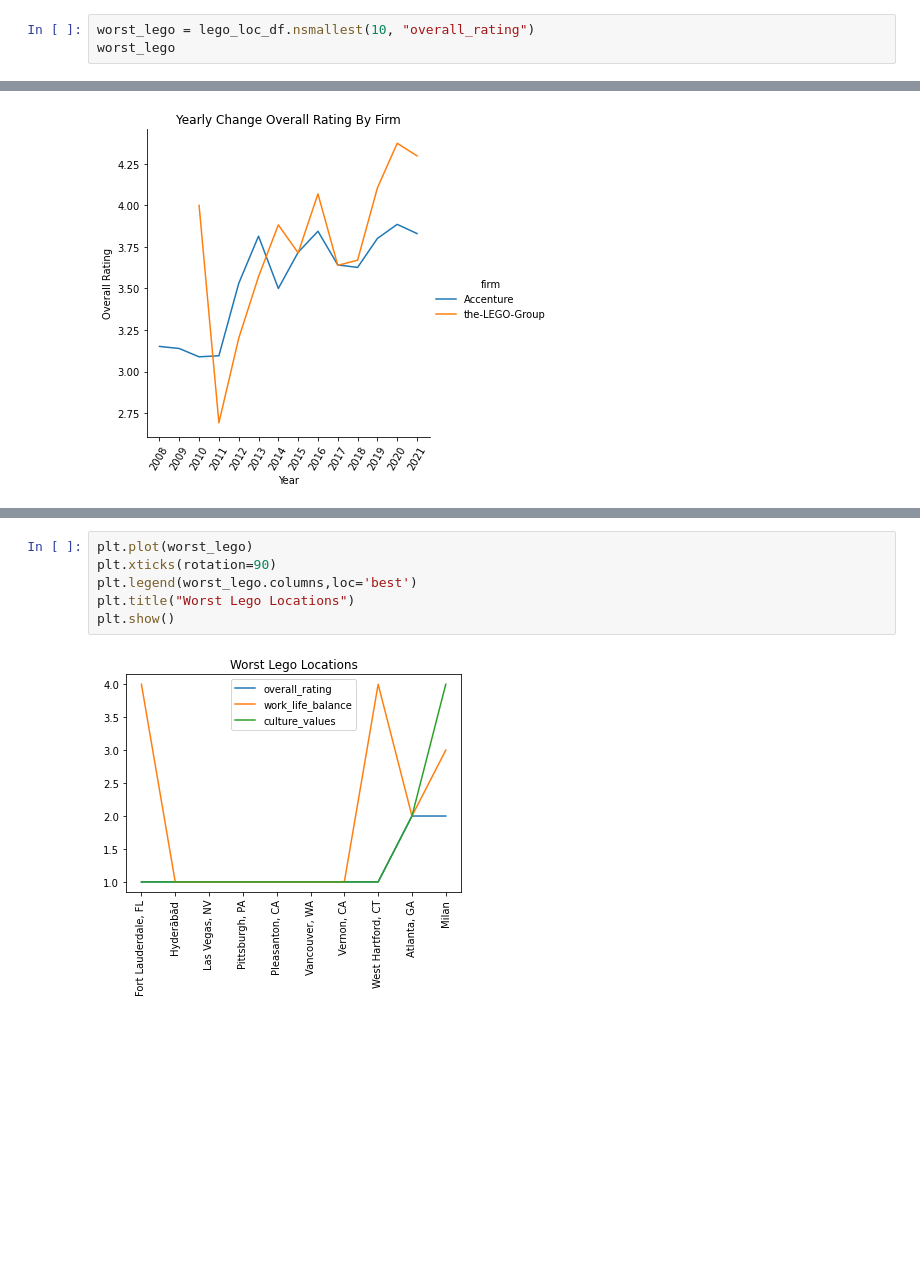
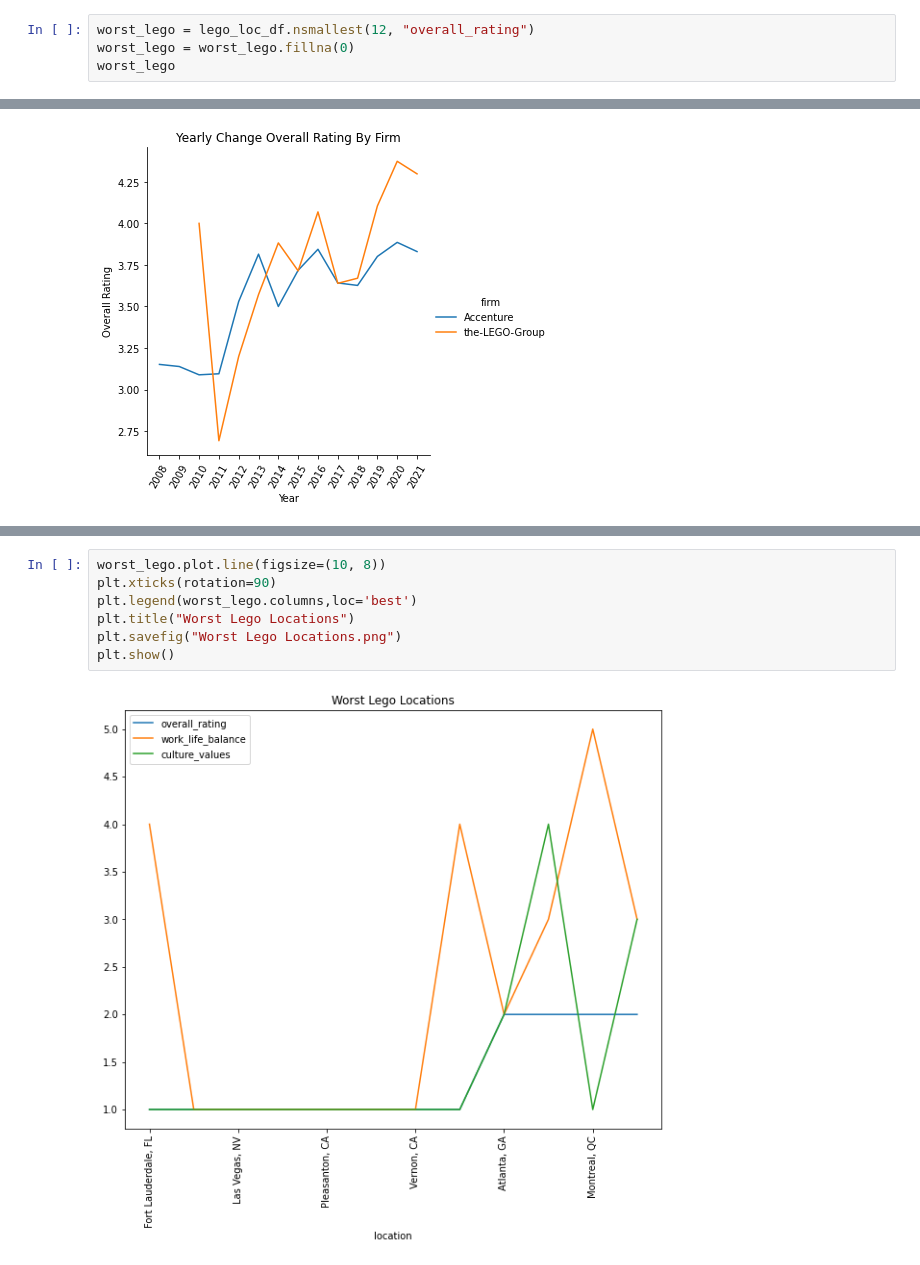
Before and after one commit to NidhiMehrotra22/Project_1_TEAM4, a Jupyter notebook: Working Project-1_The Greatest Job Satisfaction Soiree-checkpoint.ipynb, the cells around one changed output, grey strips where cells are left out. Drawn from its saved outputs; the diff is of its cells as text; blank space fills up the shorter version.

```diff
--- a/Working Project-1_The Greatest Job Satisfaction Soiree-checkpoint.ipynb
+++ b/Working Project-1_The Greatest Job Satisfaction Soiree-checkpoint.ipynb
@@ -426,5 +434,6 @@ best_accenture
 # %%
-worst_lego = lego_loc_df.nsmallest(10, "overall_rating")
+worst_lego = lego_loc_df.nsmallest(12, "overall_rating")
+worst_lego = worst_lego.fillna(0)
 worst_lego
 # %% [output]
 |  | overall_rating | work_life_balance | culture_values |
@@ -507,9 +523,10 @@ plt.show()
 # %%
-plt.plot(worst_lego)
+worst_lego.plot.line(figsize=(10, 8))
 plt.xticks(rotation=90)
 plt.legend(worst_lego.columns,loc='best')
 plt.title("Worst Lego Locations")
+plt.savefig("Worst Lego Locations.png")
 plt.show()
 # %% [output]
-[figure, old version]
+[figure, new version]
 # %%
```
Also changed, not shown: parts of 17 cells of this notebook, 9 other files.
